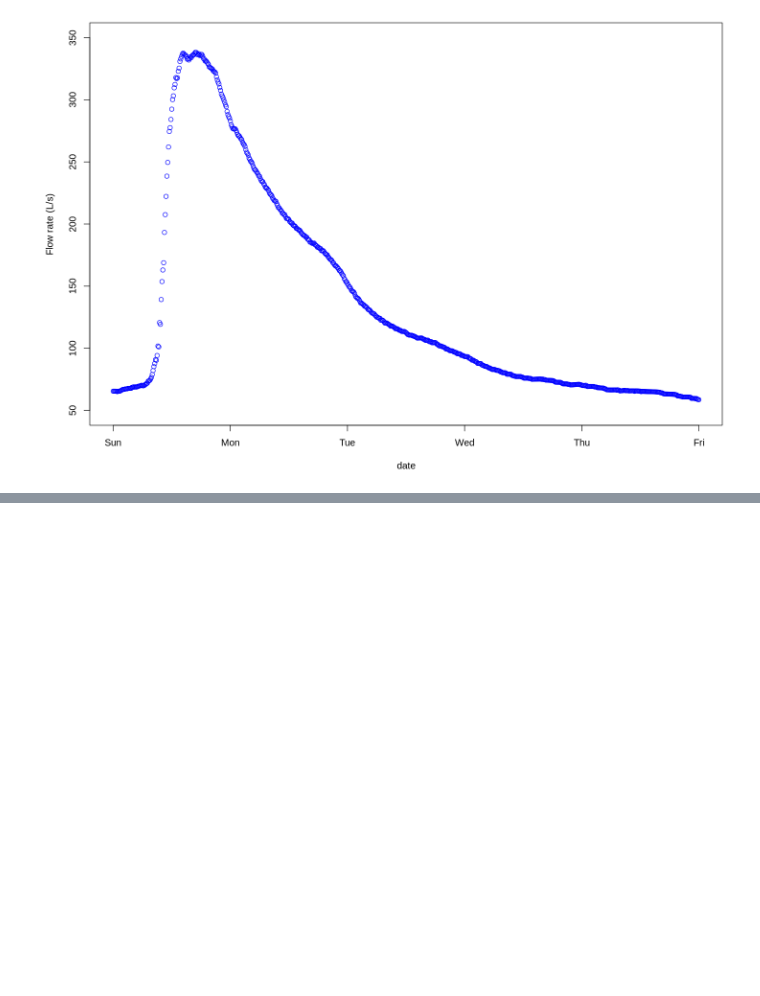
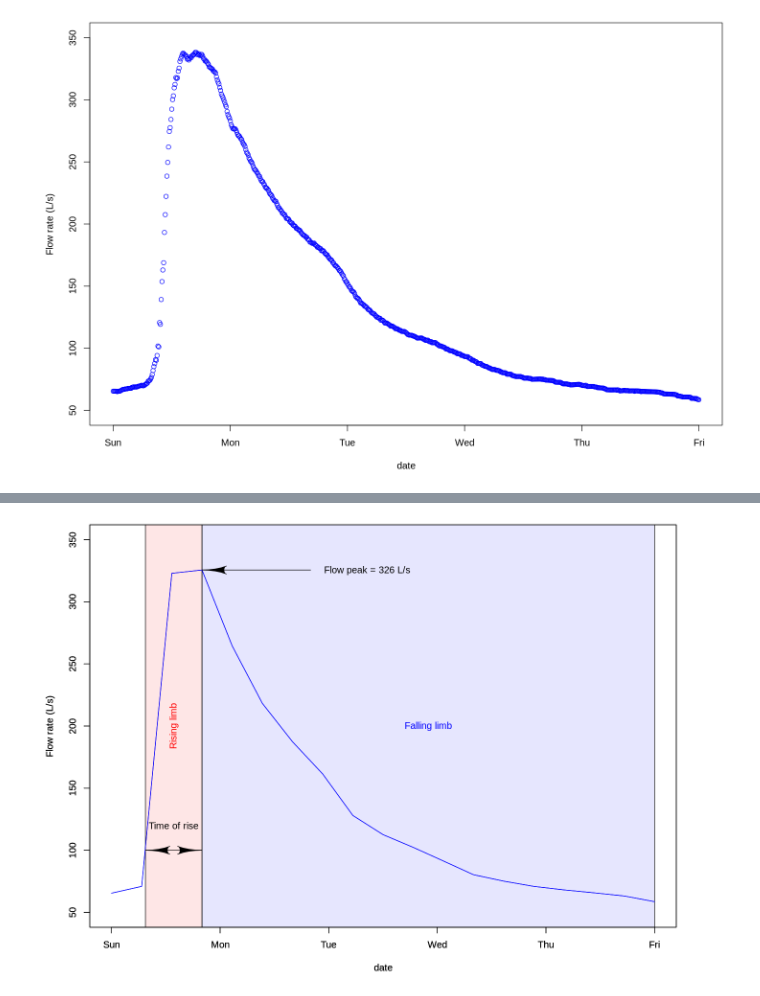
Before and after one commit to francoisbirgand/BAE204-Qlab, a Jupyter notebook: QClab_colab.ipynb, the cells around one changed output, grey strips where cells are left out. Saved outputs shown, nothing was run; the diff lists cells and outputs as text; code cells hidden in the pictures; blank space fills up the shorter version.

```diff
--- a/QClab_colab.ipynb
+++ b/QClab_colab.ipynb
@@ -37,0 +40,26 @@ plot(date,Q,xlab = "date",ylab = "Flow rate (L/s)",type = "p",col="blue",xlim=xl
+# %%
+install.packages("shape")
+library(shape)
+  par(mar=c(4.5,4.5,0.5,4.5))
+  options(repr.plot.width=12, repr.plot.height=8)
+  transpred <- rgb(250, 0, 0, max = 255, alpha = 25) # this defines the color of the transparent color of the pinkish rectangle
+  transpblue <- rgb(0, 0, 250, max = 255, alpha = 25) # this defines the color of the transparent color of the red rectangle
+  xlimHG=as.POSIXct(c("1999-01-03 00:00:00","1999-01-08 00:00:00"));ylimHG=c(50,350) # this defines the plotting ranges for the x and y axes
+  flowpeak<-max(Q) # this calculates the flow rate at the peak
+  peaktime<-as.POSIXct(date[which(Q==max(Q))]) # this returns date for the peaktime. The function which(Q==max(Q)) is used to return the row number corresponding to when Q is maximum
+  HGbegtime<-as.POSIXct("1999-01-03 7:30:00") # this defines the date for the beginning of the hydrograph
+  HGendtime<-as.POSIXct("1999-01-08 00:00:00") # this defines the date for the end of the hydrograph
+
+  plot(date,Q,xlab = "date",ylab = "Flow rate (L/s)",type = "l",col="blue",xlim=xlimHG,ylim=ylimHG) # this plots the hydrograph
+  rect(as.numeric(HGbegtime),0,as.numeric(peaktime),400,col = transpred) # this plots the red rectangle highlighting the period of rising limb
+  rect(as.numeric(peaktime),0,as.numeric(HGendtime),400,col = transpblue) # this plots the blue rectangle highlighting the period of falling limb
+  par(new=TRUE) # this says that we are plotting additional time series onto the existing plot. Without par(new=TRUE), the previous plot would be overwritten
+
+  plot(date,Q,xlab = "date",ylab = "Flow rate (L/s)",type = "l",col="blue",xlim=xlimHG,ylim=ylimHG) # plotting the same plot so that it be on top of the rectangles
+  text((as.numeric(HGbegtime)+as.numeric(peaktime))/2,200,"Rising limb", col = "red",srt = 90) # adds the text "rising limb" at the right spot inside the red rectangle
+  text((as.numeric(peaktime)+as.numeric(HGendtime))/2,200,"Falling limb", col = "blue") # adds the text "falling limb" at the right spot inside the blue rectangle
+  Arrows(as.numeric(HGbegtime),100, as.numeric(peaktime),100, arr.adj = 1, code=3) # adds a double sided arrow in the rising limb phase
+  text((as.numeric(peaktime)+as.numeric(HGbegtime))/2,120,"Time of rise") # adds text above the double sided arrow in the rising limb phase
+  Arrows(as.numeric(peaktime)+24*60*60,flowpeak, as.numeric(peaktime),flowpeak, arr.adj = 1, code=2) # adds a single sided arrow to show the peak
+  text(as.numeric(peaktime)+27*60*60,flowpeak,paste0("Flow peak = ",signif(flowpeak,digits = 3)," L/s"),adj = c(0,0.5)) # adds the text with automatic writing of the peak flow rate
+# %% [output]
@@ -37,0 +68 @@ plot(date,Q,xlab = "date",ylab = "Flow rate (L/s)",type = "p",col="blue",xlim=xl
+[figure, added]
```
Also changed, not shown: parts of 33 cells of this notebook.
